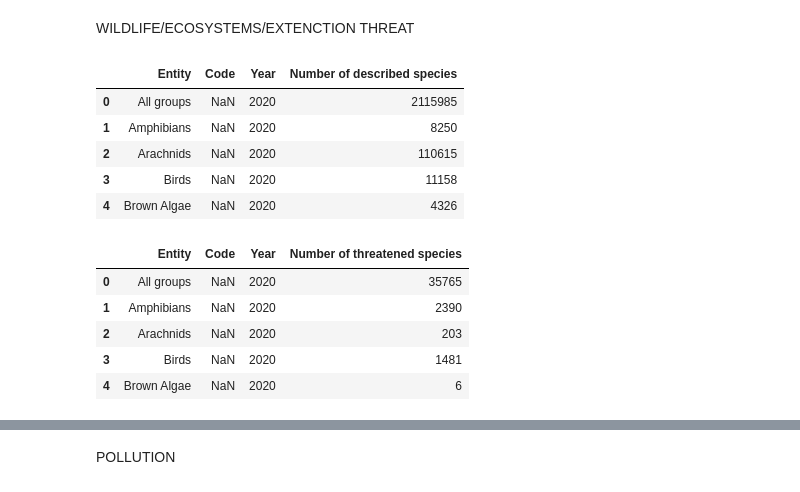
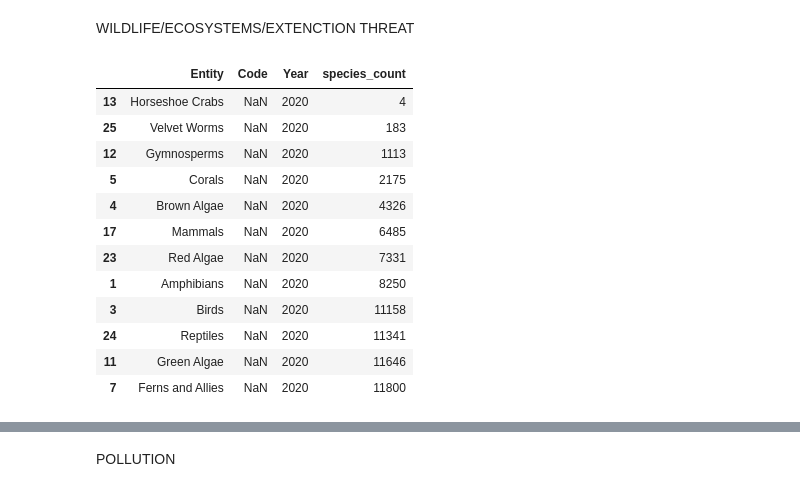
Before and after one commit to treybourgeois/nss_capstone_2021, a Jupyter notebook: data2/capstone_notebook.ipynb, the cells around one changed output, grey strips where cells are left out. Drawn from its saved outputs; the diff is of its cells as text; code cells hidden in the pictures.

```diff
--- a/data2/capstone_notebook.ipynb
+++ b/data2/capstone_notebook.ipynb
@@ -127,22 +205,21 @@ WILDLIFE/ECOSYSTEMS/EXTENCTION THREAT
 # %%
 #total number of DESCRIBED SPECIES, really only using to show how relevant coral is among other living things
 species_tot = pd.read_csv('number-of-described-species.csv')
-species_tot.head()
+species_tot= species_tot.rename(columns={'Number of described species': 'species_count'})
+species_filt = species_tot[species_tot['species_count'] < 12000]
+species_filt = species_filt.sort_values('species_count')
+species_filt
 # %% [output]
-|  | Entity | Code | Year | Number of described species |
-| 0 | All groups | NaN | 2020 | 2115985 |
+|  | Entity | Code | Year | species_count |
+| 13 | Horseshoe Crabs | NaN | 2020 | 4 |
+| 25 | Velvet Worms | NaN | 2020 | 183 |
+| 12 | Gymnosperms | NaN | 2020 | 1113 |
+| 5 | Corals | NaN | 2020 | 2175 |
+| 4 | Brown Algae | NaN | 2020 | 4326 |
+| 17 | Mammals | NaN | 2020 | 6485 |
+| 23 | Red Algae | NaN | 2020 | 7331 |
 | 1 | Amphibians | NaN | 2020 | 8250 |
-| 2 | Arachnids | NaN | 2020 | 110615 |
 | 3 | Birds | NaN | 2020 | 11158 |
-| 4 | Brown Algae | NaN | 2020 | 4326 |
+| 24 | Reptiles | NaN | 2020 | 11341 |
+| 11 | Green Algae | NaN | 2020 | 11646 |
+| 7 | Ferns and Allies | NaN | 2020 | 11800 |
-# %%
-#total number of THREATENED SPECIES. explain why they are threated.. look into this further on OUR WORLD.
-species_threat = pd.read_csv('number-species-threatened.csv')
-species_threat.head()
-# %% [output]
-|  | Entity | Code | Year | Number of threatened species |
-| 0 | All groups | NaN | 2020 | 35765 |
-| 1 | Amphibians | NaN | 2020 | 2390 |
-| 2 | Arachnids | NaN | 2020 | 203 |
-| 3 | Birds | NaN | 2020 | 1481 |
-| 4 | Brown Algae | NaN | 2020 | 6 |
```
Also changed, not shown: parts of 19 cells of this notebook, 2 other files.
